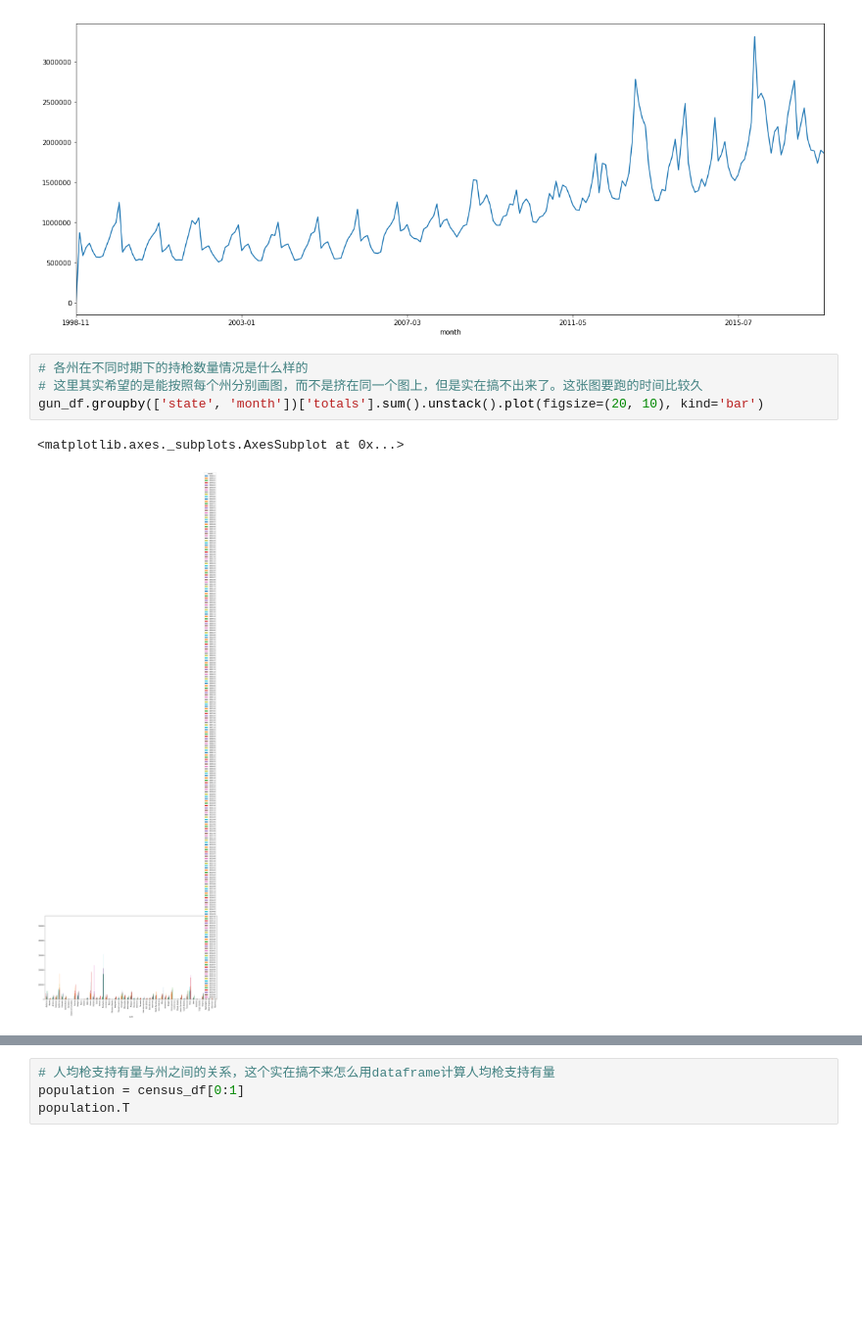
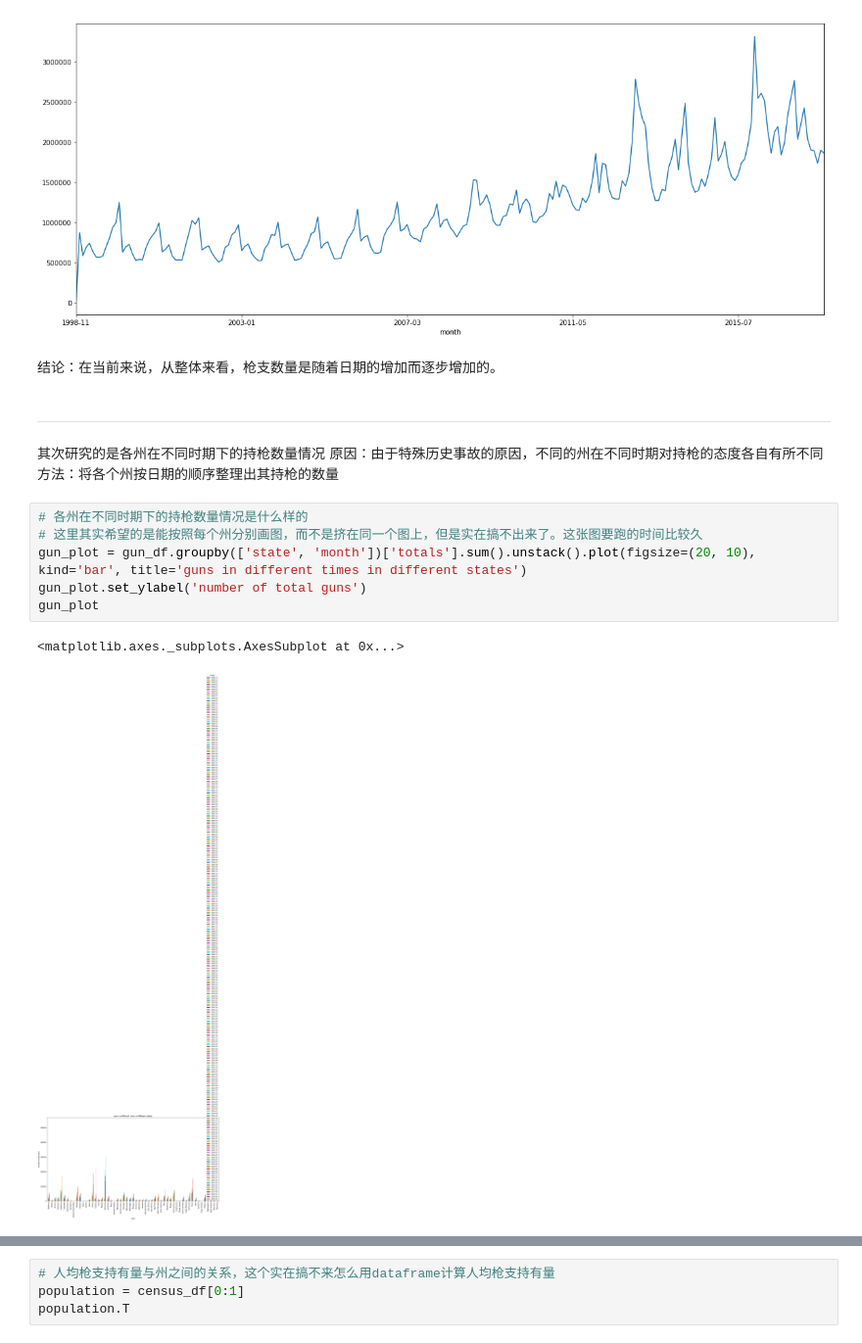
Before and after one commit to WaterWan/UdacityPA3, a Jupyter notebook: analysis.ipynb, the cells around one changed output, grey strips where cells are left out. Shown: that part at 98% size. Cells and saved outputs as stored; diff of their text form; blank space fills up the shorter version.

```diff
--- a/analysis.ipynb
+++ b/analysis.ipynb
@@ -107,10 +111,20 @@ gun_df.groupby(['month'])['totals'].sum().plot(figsize=(20,8))
 # %% [output]
 <matplotlib.axes._subplots.AxesSubplot at 0x...>
 [figure]
+# %% [markdown]
+结论：在当前来说，从整体来看，枪支数量是随着日期的增加而逐步增加的。
+# %% [markdown]
+-----------
+# %% [markdown]
+其次研究的是各州在不同时期下的持枪数量情况
+原因：由于特殊历史事故的原因，不同的州在不同时期对持枪的态度各自有所不同
+方法：将各个州按日期的顺序整理出其持枪的数量
 # %%
 # 各州在不同时期下的持枪数量情况是什么样的
 # 这里其实希望的是能按照每个州分别画图，而不是挤在同一个图上，但是实在搞不出来了。这张图要跑的时间比较久
-gun_df.groupby(['state', 'month'])['totals'].sum().unstack().plot(figsize=(20, 10), kind='bar')
+gun_plot = gun_df.groupby(['state', 'month'])['totals'].sum().unstack().plot(figsize=(20, 10), kind='bar', title='guns in different times in different states')
+gun_plot.set_ylabel('number of total guns')
+gun_plot
 # %% [output]
 <matplotlib.axes._subplots.AxesSubplot at 0x...>
-[figure, old version]
+[figure, new version]
```
Also changed, not shown: parts of 9 cells of this notebook.
